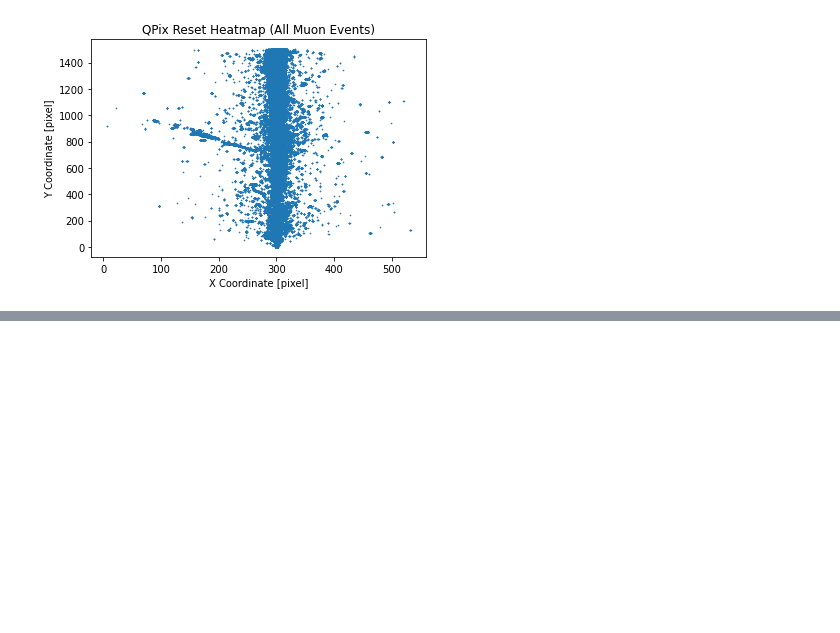
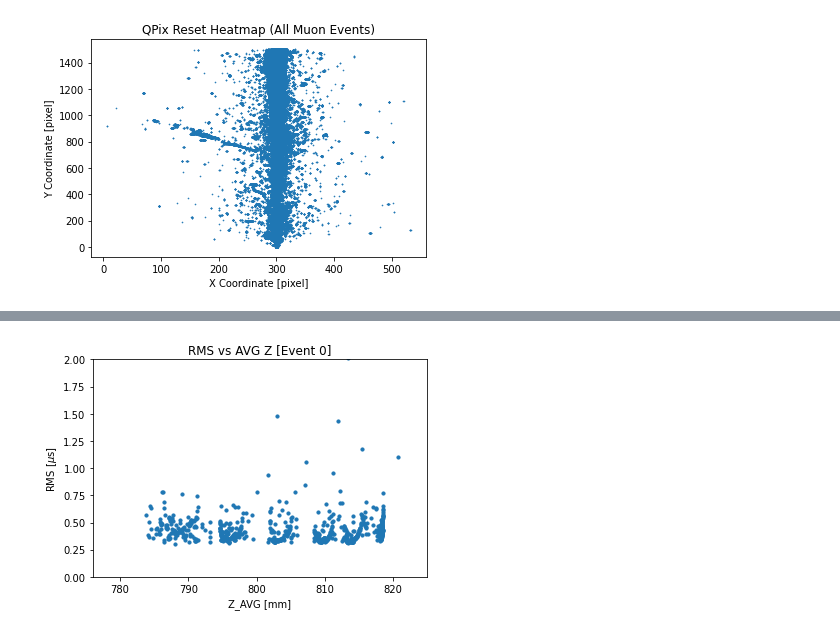
Before and after one commit to Eikenbcr/DUNE, a Jupyter notebook: Warmup/PyMacros/Warmup_Pandas.ipynb, the cells around one changed output, grey strips where cells are left out. Drawn from its saved outputs; the diff is of its cells as text; code cells hidden in the pictures; blank space fills up the shorter version.

```diff
--- a/Warmup/PyMacros/Warmup_Pandas.ipynb
+++ b/Warmup/PyMacros/Warmup_Pandas.ipynb
@@ -150,0 +159,12 @@ plt.savefig('MeanReset_vs_RMS.png', dpi=1200)
+# %%
+meanarr_ZAvg = np.multiply(meanarr,1.618)
+fig = plt.figure()
+plt.scatter(meanarr_ZAvg, rmsarr, s=10)
+plt.xlim([776, 825])
+plt.ylim([0,2])
+plt.ylabel("RMS [$\mu$s]")
+plt.xlabel("Z_AVG [mm]")
+plt.title("RMS vs AVG Z [Event 0]")
+plt.savefig('Z_AVG_vs_RMS_micro.png', dpi=1200)
+# %% [output]
+[figure, added]
```
Also changed, not shown: parts of 6 cells of this notebook, 6 other files.
